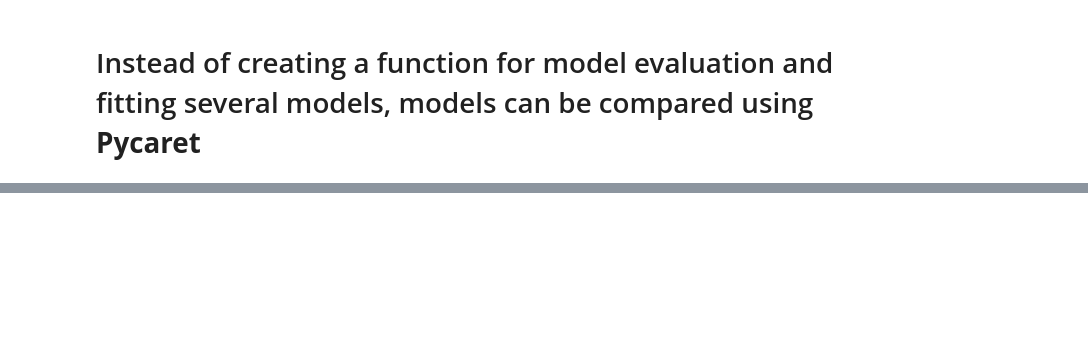
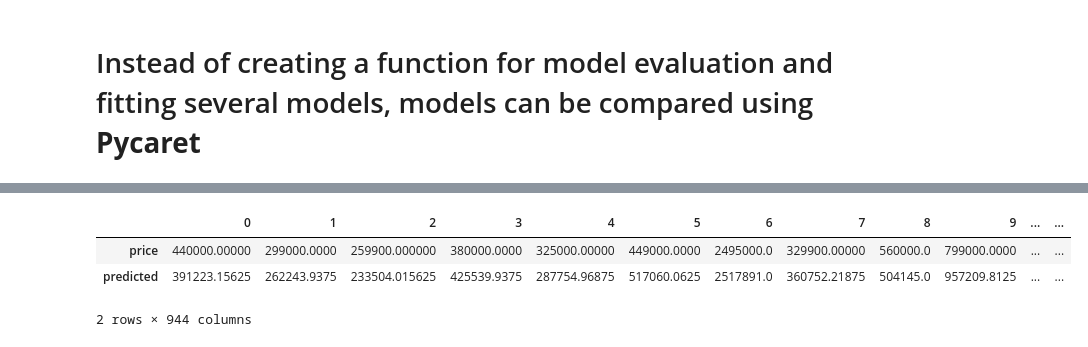
Before and after one commit to wa-le/BE-Properties-Regression, a Jupyter notebook: be_properties.ipynb, the cells around one changed output, grey strips where cells are left out. Cells and saved outputs as stored; diff of their text form; code cells hidden in the pictures; blank space fills up the shorter version.

```diff
--- a/be_properties.ipynb
+++ b/be_properties.ipynb
@@ -1007,21 +1142,26 @@ predictions2
 # %%
 # add both y_test and predictions into one DF
 # prepare y_test
 fin3 = pd.DataFrame(y_test)
-fin3 = fin.reset_index()
+fin3 = fin3.reset_index()
 fin3.drop(columns="index", inplace=True)
 fin3.head(2)
 
 # add both y_test and predictions into one DF
 # prepare predicted (y)
 fin4 = predictions2["prediction_label"]
 fin4 = pd.DataFrame(fin4).reset_index()
 fin4.drop(columns="index", inplace=True)
 fin4.head(2)
 
 # combine to compare
-fin4["predicted"] = fin2["prediction_label"]
-fin4.T
+fin3["predicted"] = fin4["prediction_label"]
+fin3.T
+# %% [output]
+|  | 0 | 1 | 2 | 3 | 4 | 5 | 6 | 7 | 8 | 9 | ... | ... |
+| price | 440000.00000 | 299000.0000 | 259900.000000 | 380000.0000 | 325000.00000 | 449000.0000 | 2495000.0 | 329900.00000 | 560000.0 | 799000.0000 | ... | ... |
+| predicted | 391223.15625 | 262243.9375 | 233504.015625 | 425539.9375 | 287754.96875 | 517060.0625 | 2517891.0 | 360752.21875 | 504145.0 | 957209.8125 | ... | ... |
+2 rows × 944 columns
 # %%
 # Save the model for later use
 save_model(final_xgb, 'be_properties_regression_model')
```
Also changed, not shown: parts of 15 cells of this notebook.
